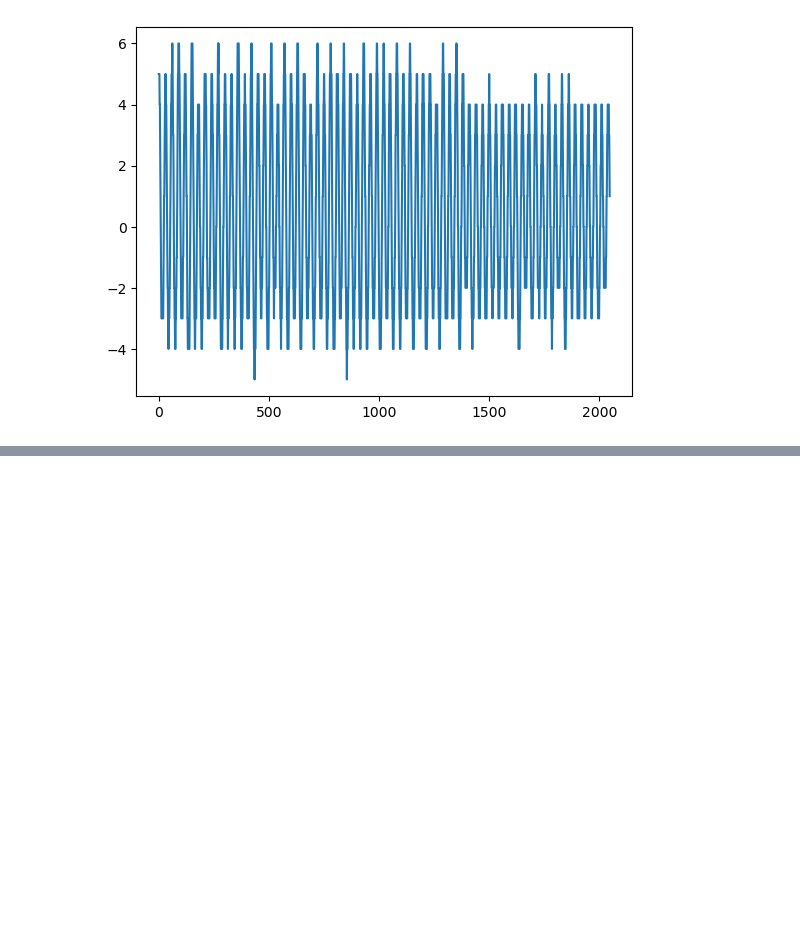
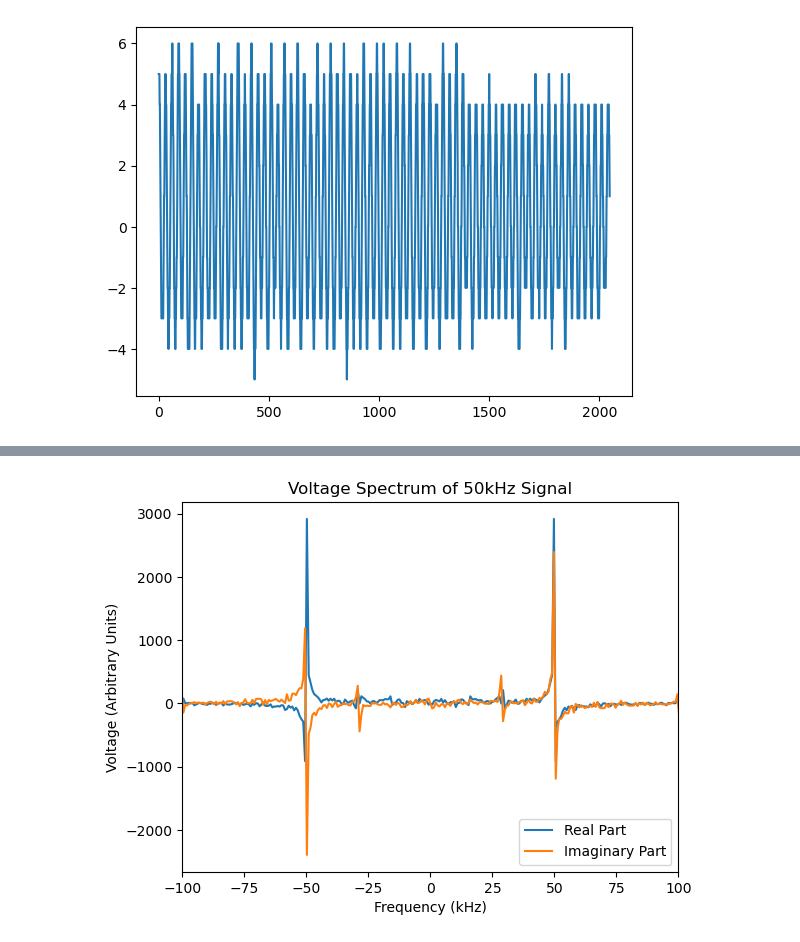
Before and after one commit to averybooks/radiolab2026-Cal, a Jupyter notebook: LAB1_Code.ipynb, the cells around one changed output, grey strips where cells are left out. Saved outputs shown, nothing was run; the diff lists cells and outputs as text; code cells hidden in the pictures; blank space fills up the shorter version.

```diff
--- a/LAB1_Code.ipynb
+++ b/LAB1_Code.ipynb
@@ -83,0 +75,29 @@ print(peak_freq)
+# %%
+signal = data["arr_0"][D]
+signal = signal - np.mean(signal) #Removes DC component
+
+N = len(signal)
+fs = 1.5e6 #Sampling frequency (Hz)
+dt = 1/fs
+
+fft_data = np.fft.fft(signal)
+volt_real = np.real(fft_data)
+volt_imag = np.imag(fft_data)
+
+frequencies = np.fft.fftfreq(N, d=dt) / 1000 #x-axis changed from sample number to frequency
+
+#positive = frequencies >= 0
+#frequencies = frequencies[positive]
+#power = power[positive]
+
+plt.plot(np.fft.fftshift(frequencies), np.fft.fftshift(volt_real), label="Real Part")
+plt.plot(np.fft.fftshift(frequencies), np.fft.fftshift(volt_imag), label="Imaginary Part")
+plt.xlim(-100,100) #Removes frequencies above 100kHz for better visual
+#plt.yscale("log")
+plt.xlabel("Frequency (kHz)")
+plt.ylabel("Voltage (Arbitrary Units)")
+plt.title("Voltage Spectrum of 50kHz Signal")
+plt.legend()
+plt.show()
+# %% [output]
+[figure, added]
```
Also changed, not shown: parts of 4 cells of this notebook.
